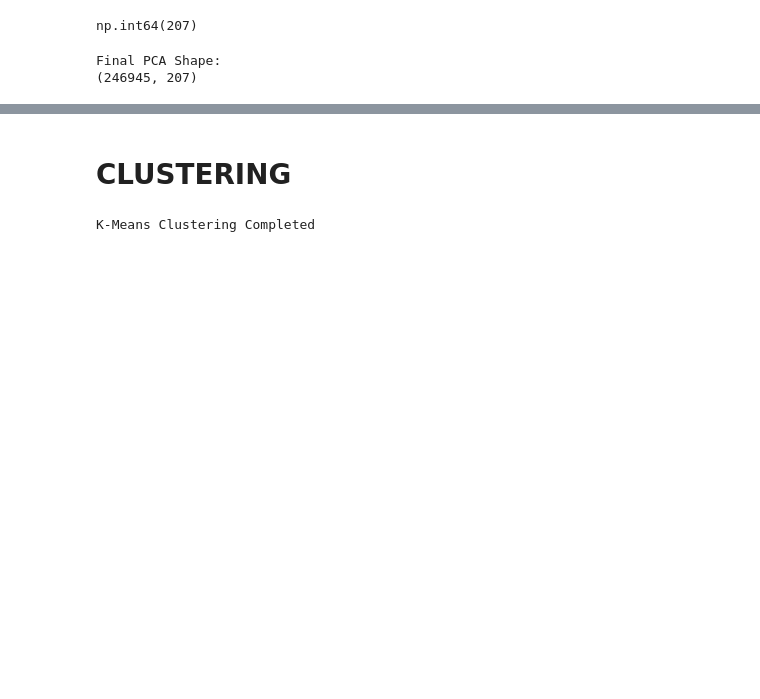
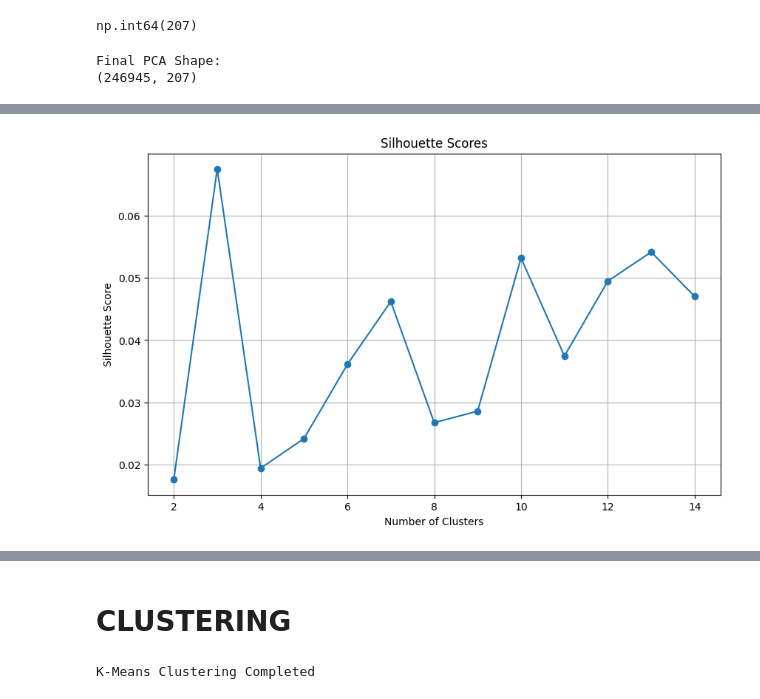
Before and after one commit to SATYA012904/Disease-Symptom-Pattern-Discovery, a Jupyter notebook: Untitled27.ipynb, the cells around one changed output, grey strips where cells are left out. Saved outputs shown, nothing was run; the diff lists cells and outputs as text; code cells hidden in the pictures; blank space fills up the shorter version.

```diff
--- a/Untitled27.ipynb
+++ b/Untitled27.ipynb
@@ -718,29 +700,31 @@ K = 14 --> Score = 0.0509
 # %%
-# silhouette_scores = []
+silhouette_scores = []
 
-# for k in K:
+for k in K:
 
-#     kmeans = KMeans(
-#         n_clusters=k,
-#         random_state=42,
-#         n_init=10
-#     )
+    kmeans = KMeans(
+        n_clusters=k,
+        random_state=42,
+        n_init=10
+    )
 
-#     cluster_labels = kmeans.fit_predict(X_pca)
-#     score = silhouette_score(X_pca, cluster_labels)
-#     silhouette_scores.append(score)
+    cluster_labels = kmeans.fit_predict(X_pca)
+    score = silhouette_score(X_pca, cluster_labels)
+    silhouette_scores.append(score)
 # %%
-# plt.figure(figsize=(10,6))
+plt.figure(figsize=(10,6))
 
-# plt.plot(K, silhouette_scores, marker='o')
+plt.plot(K, silhouette_scores, marker='o')
 
-# plt.xlabel("Number of Clusters")
+plt.xlabel("Number of Clusters")
 
-# plt.ylabel("Silhouette Score")
+plt.ylabel("Silhouette Score")
 
-# plt.title("Silhouette Scores")
+plt.title("Silhouette Scores")
 
-# plt.grid()
+plt.grid()
 
-# plt.show()
+plt.show()
+# %% [output]
+[figure, added]
 # %%
```
Also changed, not shown: parts of 20 cells of this notebook.
